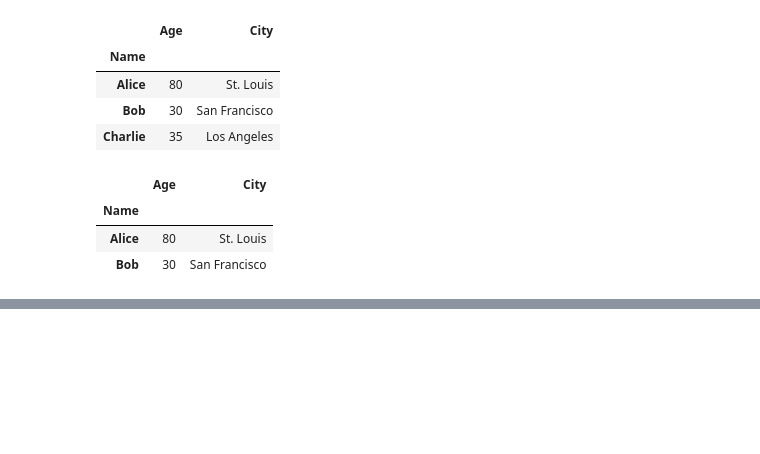
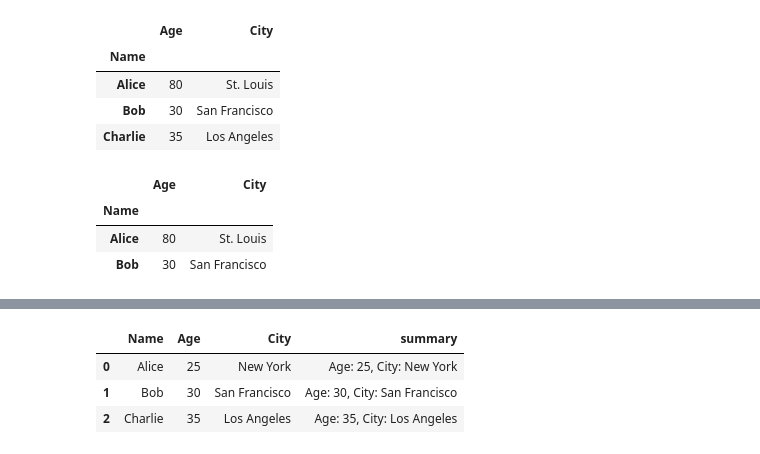
Before and after one commit to miksang0/Numpy-and-Pandas, a Jupyter notebook: Pandas.ipynb, the cells around one changed output, grey strips where cells are left out. Drawn from its saved outputs; the diff is of its cells as text; code cells hidden in the pictures; blank space fills up the shorter version.

```diff
--- a/Pandas.ipynb
+++ b/Pandas.ipynb
@@ -302,3 +302,6 @@ df.iloc[0:2]
 | Name |  |  |
 | Alice | 80 | St. Louis |
 | Bob | 30 | San Francisco |
+# %%
+df.age = df.Age * 3
+df
@@ -304,0 +313,3 @@ df.iloc[0:2]
+# %%
+df.age = df.Age / 2
+df
@@ -304,0 +356,8 @@ df.iloc[0:2]
+# %%
+df['summary'] = df.apply(lambda row: f'Age: {row["Age"]}, City: {row["City"]}', axis = 1)
+df
+# %% [output]
+|  | Name | Age | City | summary |
+| 0 | Alice | 25 | New York | Age: 25, City: New York |
+| 1 | Bob | 30 | San Francisco | Age: 30, City: San Francisco |
+| 2 | Charlie | 35 | Los Angeles | Age: 35, City: Los Angeles |
```
Also changed, not shown: parts of 12 cells of this notebook.
